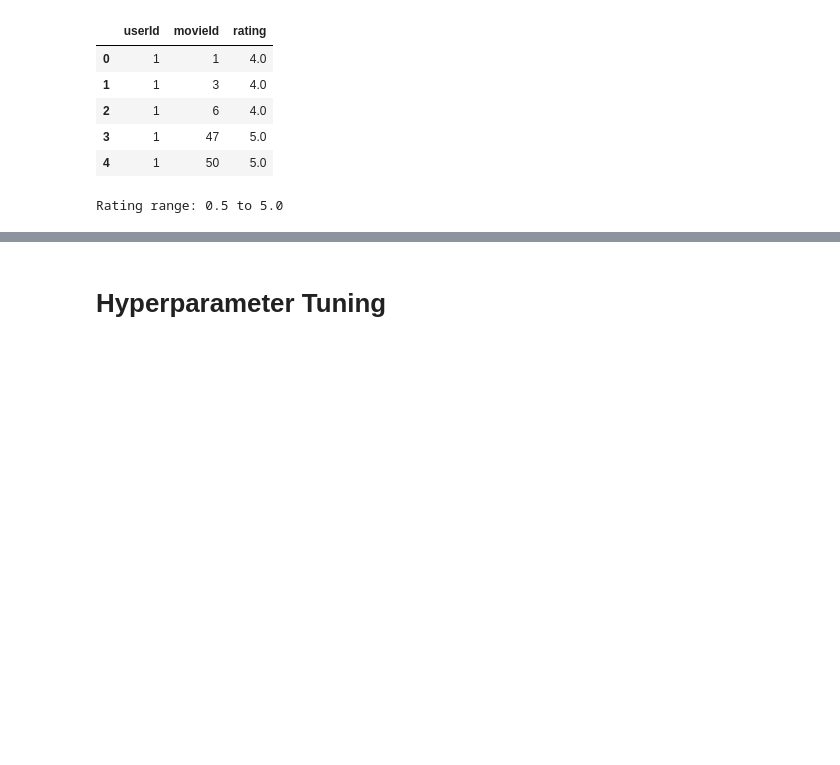
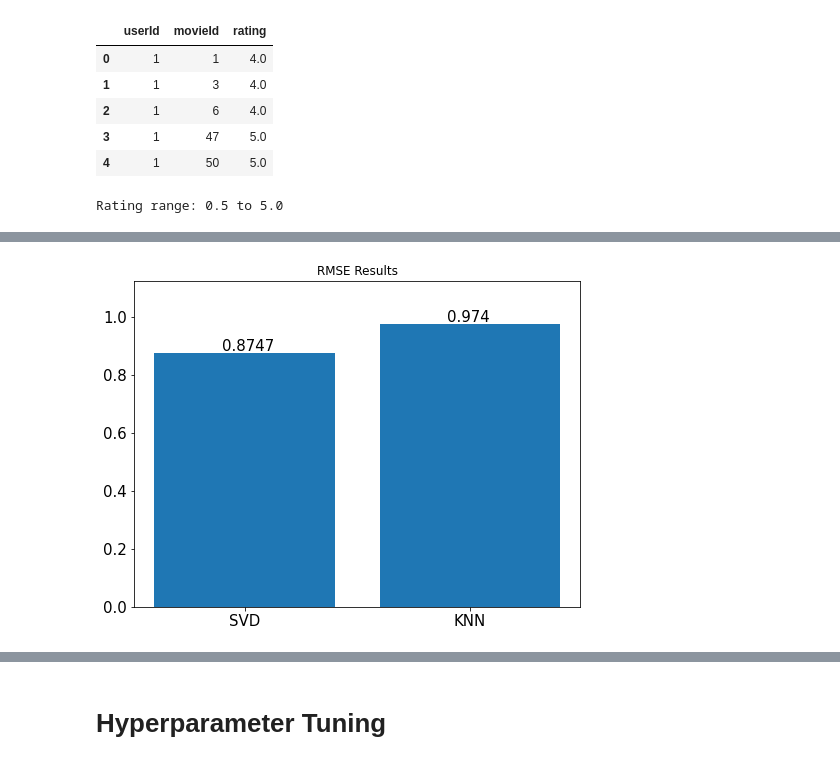
Before and after one commit to radityanurfadillah/mini-workshop-recsys, a Jupyter notebook: Mini_Workshop_Recommender_Systems.ipynb, the cells around one changed output, grey strips where cells are left out. Cells and saved outputs as stored; diff of their text form; code cells hidden in the pictures; blank space fills up the shorter version.

```diff
--- a/Mini_Workshop_Recommender_Systems.ipynb
+++ b/Mini_Workshop_Recommender_Systems.ipynb
@@ -251,0 +365,19 @@ Average RMSE:  0.8736450420547671
+# %%
+# Plot RMSE Results
+
+plt.figure(figsize=(8, 6))
+plt.rc('xtick',labelsize=15)
+plt.rc('ytick',labelsize=15)
+# plt.xticks(rotation=50)
+plt.bar(algo_names, rmse_results)
+plt.title("RMSE Results")
+for index, value in enumerate(rmse_results):
+    plt.text(index-0.1, value+0.01, str(np.round(value,4)),fontsize=15)
+
+scale_factor = 1.1
+ymin, ymax = plt.ylim()
+plt.ylim(ymin * scale_factor, ymax * scale_factor)
+
+plt.show()
+# %% [output]
+[figure, added]
```
Also changed, not shown: parts of 22 cells of this notebook.
